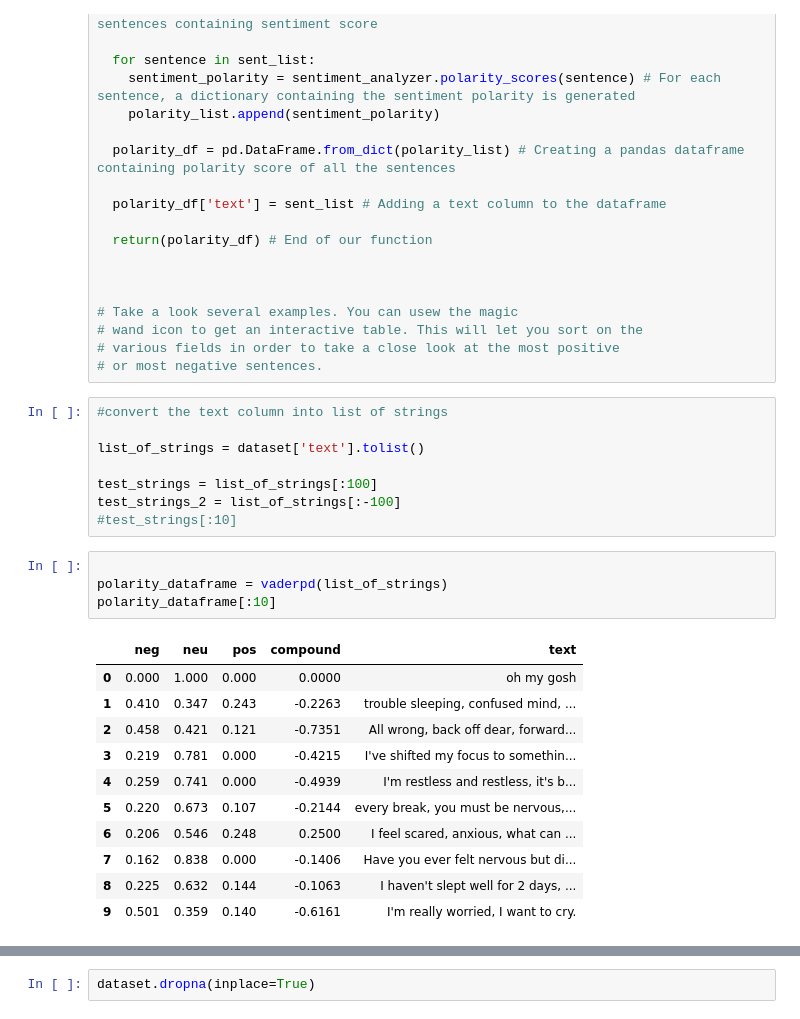
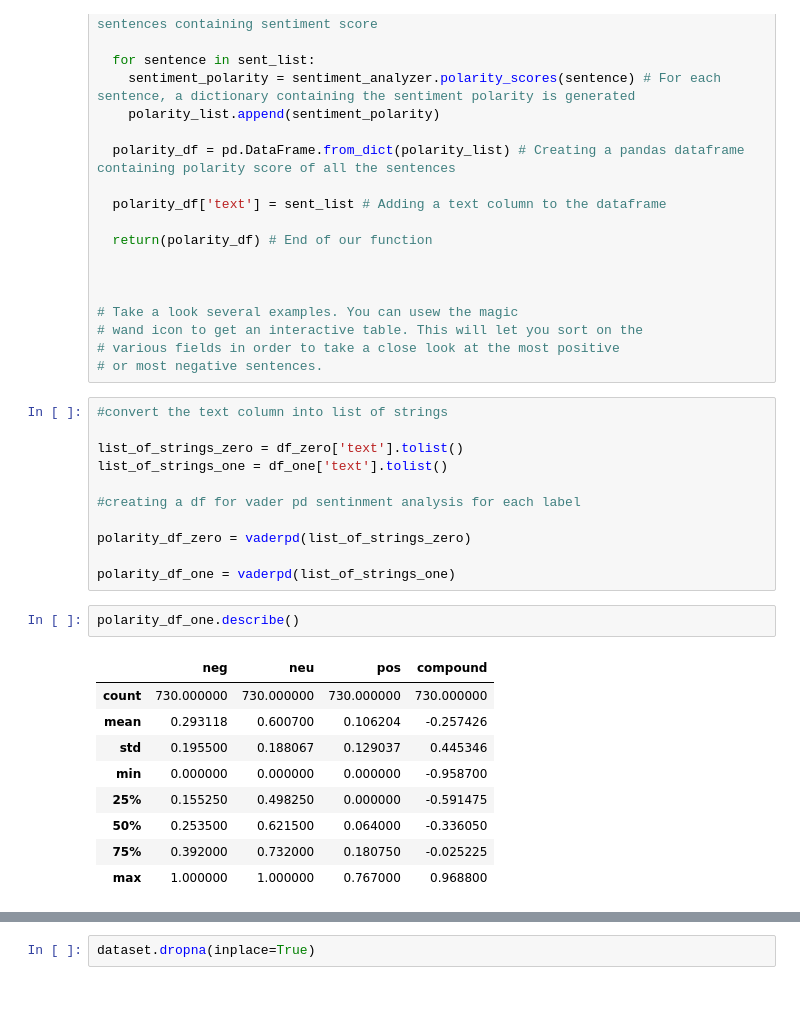
Before and after one commit to pembatt/Depression_Screening_Tool, a Jupyter notebook: Screening_tool_dataset_1.ipynb, the cells around one changed output, grey strips where cells are left out. Saved outputs shown, nothing was run; the diff lists cells and outputs as text.

```diff
--- a/Screening_tool_dataset_1.ipynb
+++ b/Screening_tool_dataset_1.ipynb
@@ -380,27 +388,26 @@ def vaderpd(sent_list):
 # wand icon to get an interactive table. This will let you sort on the
 # various fields in order to take a close look at the most positive
 # or most negative sentences.
-# %%
-#convert the text column into list of strings
-
-list_of_strings = dataset['text'].tolist()
-
-test_strings = list_of_strings[:100]
-test_strings_2 = list_of_strings[:-100]
-#test_strings[:10]
-# %%
-
-polarity_dataframe = vaderpd(list_of_strings)
-polarity_dataframe[:10]
-# %% [output]
-|  | neg | neu | pos | compound | text |
-| 0 | 0.000 | 1.000 | 0.000 | 0.0000 | oh my gosh |
-| 1 | 0.410 | 0.347 | 0.243 | -0.2263 | trouble sleeping, confused mind, ... |
-| 2 | 0.458 | 0.421 | 0.121 | -0.7351 | All wrong, back off dear, forward... |
-| 3 | 0.219 | 0.781 | 0.000 | -0.4215 | I've shifted my focus to somethin... |
-| 4 | 0.259 | 0.741 | 0.000 | -0.4939 | I'm restless and restless, it's b... |
-| 5 | 0.220 | 0.673 | 0.107 | -0.2144 | every break, you must be nervous,... |
-| 6 | 0.206 | 0.546 | 0.248 | 0.2500 | I feel scared, anxious, what can ... |
-| 7 | 0.162 | 0.838 | 0.000 | -0.1406 | Have you ever felt nervous but di... |
-| 8 | 0.225 | 0.632 | 0.144 | -0.1063 | I haven't slept well for 2 days, ... |
-| 9 | 0.501 | 0.359 | 0.140 | -0.6161 | I'm really worried, I want to cry. |
+# %%
+#convert the text column into list of strings
+
+list_of_strings_zero = df_zero['text'].tolist()
+list_of_strings_one = df_one['text'].tolist()
+
+#creating a df for vader pd sentinment analysis for each label
+
+polarity_df_zero = vaderpd(list_of_strings_zero)
+
+polarity_df_one = vaderpd(list_of_strings_one)
+# %%
+polarity_df_one.describe()
+# %% [output]
+|  | neg | neu | pos | compound |
+| count | 730.000000 | 730.000000 | 730.000000 | 730.000000 |
+| mean | 0.293118 | 0.600700 | 0.106204 | -0.257426 |
+| std | 0.195500 | 0.188067 | 0.129037 | 0.445346 |
+| min | 0.000000 | 0.000000 | 0.000000 | -0.958700 |
+| 25% | 0.155250 | 0.498250 | 0.000000 | -0.591475 |
+| 50% | 0.253500 | 0.621500 | 0.064000 | -0.336050 |
+| 75% | 0.392000 | 0.732000 | 0.180750 | -0.025225 |
+| max | 1.000000 | 1.000000 | 0.767000 | 0.968800 |
```
Also changed, not shown: parts of 32 cells of this notebook.
